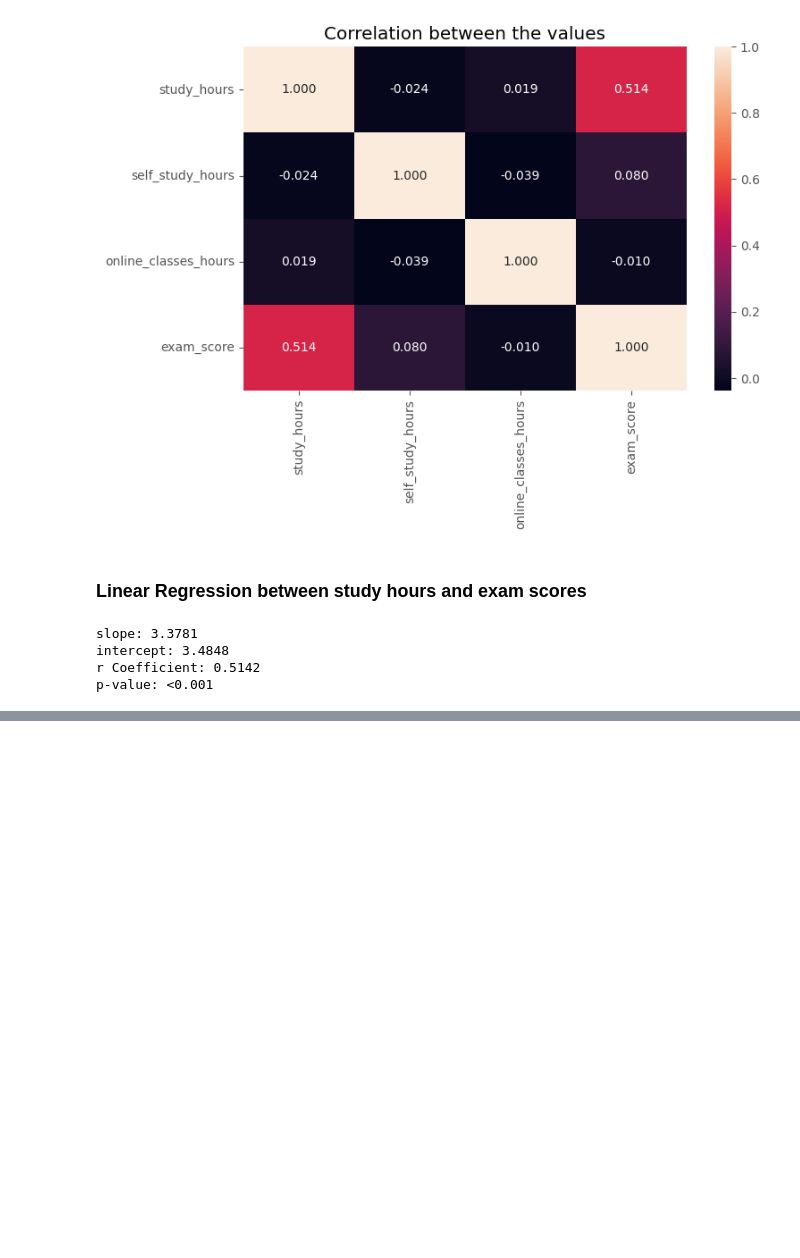
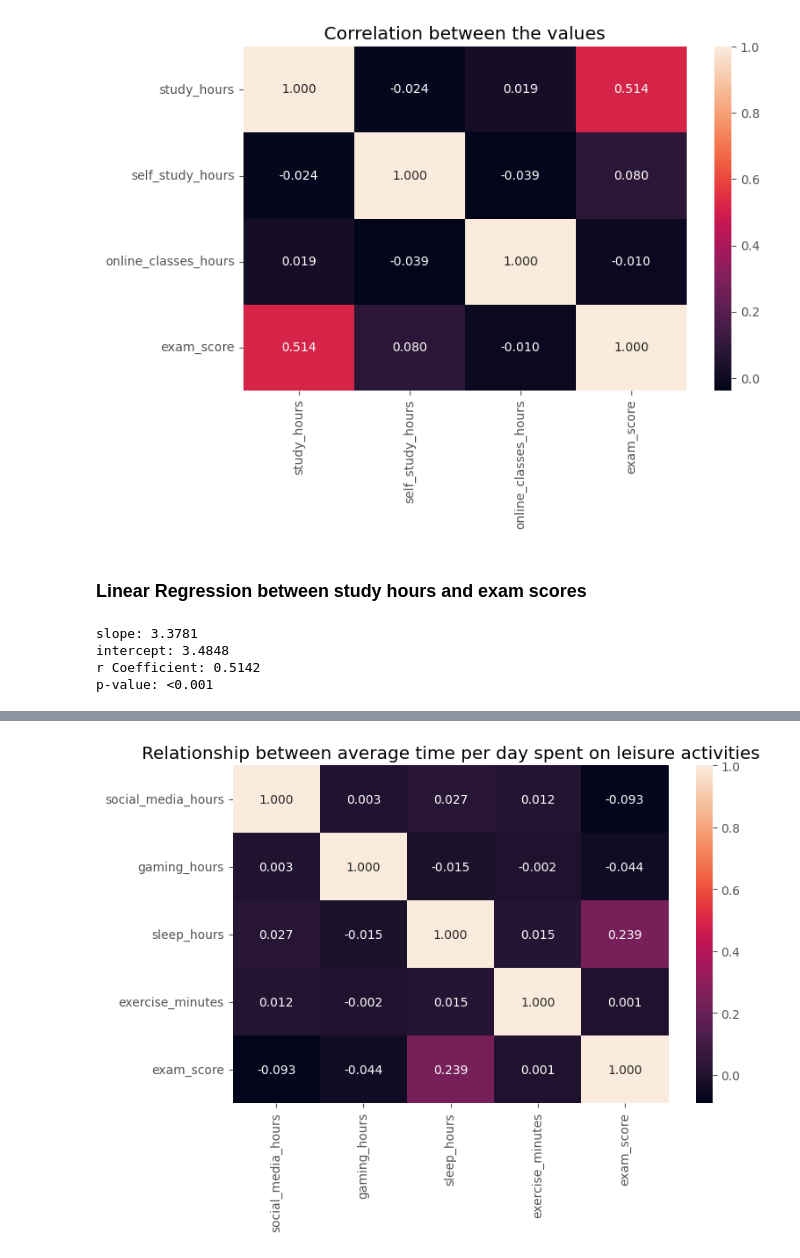
Before and after one commit to boredanalyst/Relating-Activities-Outside-School-with-Exam-Score, a Jupyter notebook: relating-activities-outside-school-with-exam-score.ipynb, the cells around one changed output, grey strips where cells are left out. Drawn from its saved outputs; the diff is of its cells as text; code cells hidden in the pictures; blank space fills up the shorter version.

```diff
--- a/relating-activities-outside-school-with-exam-score.ipynb
+++ b/relating-activities-outside-school-with-exam-score.ipynb
@@ -393,0 +443,15 @@ memory usage: 169.8+ KB
+# %%
+## Finding correlation between leisure activities and exam scores
+
+corr_df = df[["social_media_hours","gaming_hours","sleep_hours","exercise_minutes", "exam_score"]]
+
+corr_matrix = corr_df.corr()
+
+## creating the heatmap
+
+plt.figure(figsize=(8,5))
+sns.heatmap(corr_matrix, annot=True, fmt=".3f")
+plt.title("Relationship between average time per day spent on leisure activities")
+plt.show()
+# %% [output]
+[figure, added]
```
Also changed, not shown: parts of 11 cells of this notebook.
